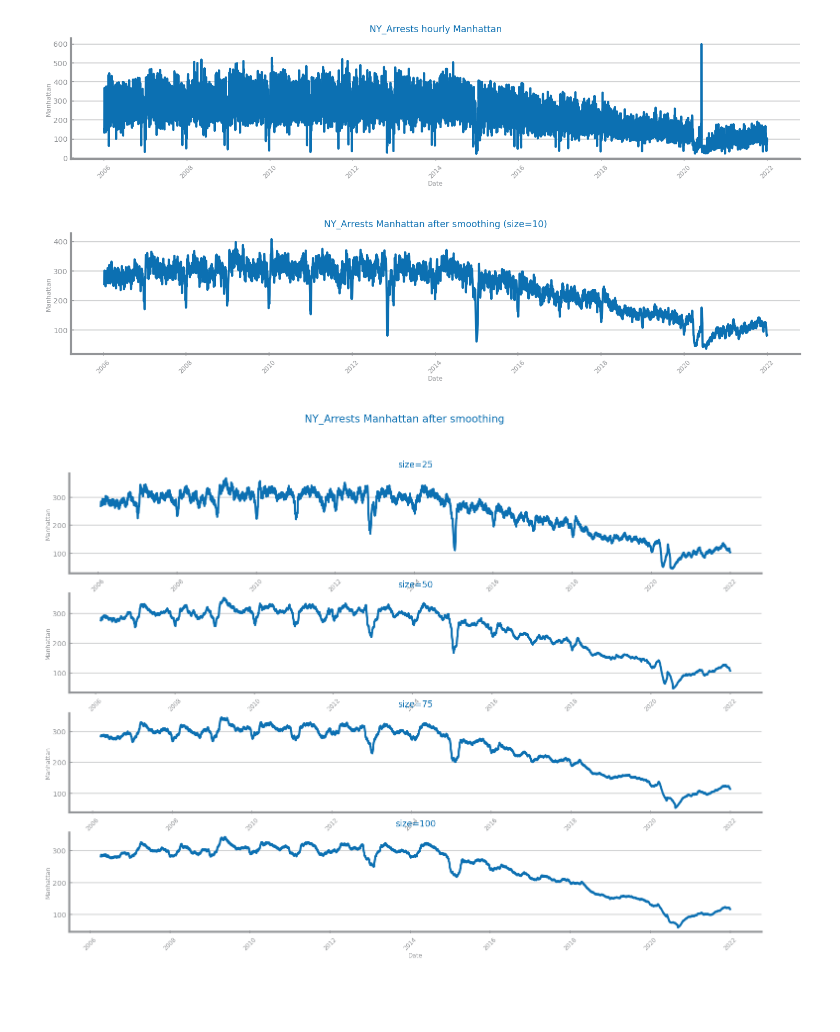
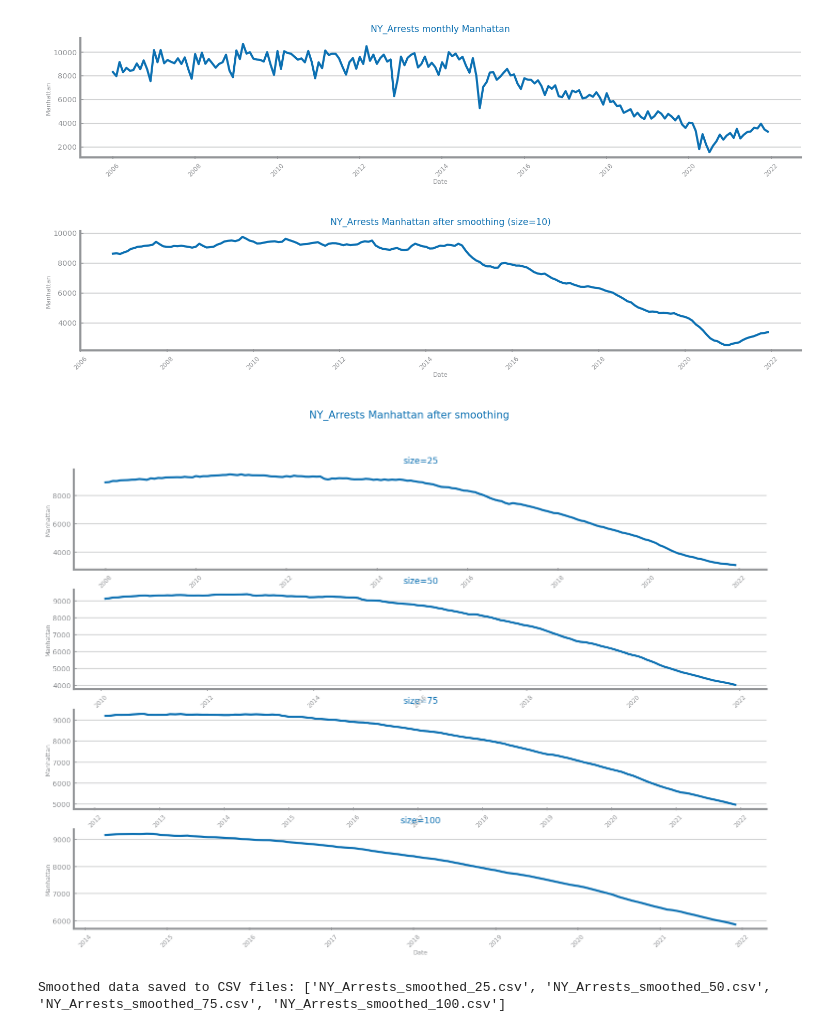
Before and after one commit to freshblaxx/DataScience, a Jupyter notebook: Projeto/TimeSeries/Transformation/Smoothing.ipynb, the cells around one changed output. Cells and saved outputs as stored; diff of their text form; code cells hidden in the pictures; blank space fills up the shorter version.

```diff
--- a/Projeto/TimeSeries/Transformation/Smoothing.ipynb
+++ b/Projeto/TimeSeries/Transformation/Smoothing.ipynb
@@ -4,36 +4,36 @@ from matplotlib.pyplot import figure, show
 from dslabs_functions import plot_line_chart, HEIGHT
 
 # File details
 file_tag = "NY_Arrests"
-filename = "/Users/pascalludwig/Documents/Master/Semester 1/Term 2/Data Science/Project/DataScience/Projeto/TimeSeries/forecast_ny_arrests.csv"
+filename = "/Users/tomifemme/Desktop/DataScience/Projeto/TimeSeries/Transformation/Transformed_monthly_multivariate_data.csv"
 index = "Date"
 target = "Manhattan"
 
 # Load the dataset
 data: DataFrame = read_csv(
     filename,
     sep=";",  # Semicolon-separated values
     decimal=".",  # Use period for decimal
     parse_dates=[index],  # Parse the Date column
     infer_datetime_format=True,
 )
 data.set_index(index, inplace=True)
 
 # Extract the Manhattan series
 series: Series = data[target]
 
 # Visualize the original series
 figure(figsize=(3 * HEIGHT, HEIGHT / 2))
 plot_line_chart(
     series.index.to_list(),
     series.to_list(),
     xlabel=series.index.name,
     ylabel=target,
-    title=f"{file_tag} hourly {target}",
+    title=f"{file_tag} monthly {target}",
 )
 show()
 # %% [output]
-[figure, old version]
+[figure, new version]
 # %%
 # Apply smoothing with a rolling window
 WIN_SIZE = 10
@@ -50,7 +50,7 @@ plot_line_chart(
 )
 show()
 # %% [output]
-[figure, old version]
+[figure, new version]
 # %%
 from matplotlib.pyplot import subplots
 from matplotlib.axes import Axes
@@ -80,4 +80,17 @@ for i in range(len(sizes)):
 # Show the plots
 show()
 # %% [output]
-[figure, old version]
+[figure, new version]
+# %%
+# Define the filenames for the smoothed data
+filenames = [f"{file_tag}_smoothed_{size}.csv" for size in sizes]
+
+# Save the smoothed series for each window size
+for size, filename in zip(sizes, filenames):
+    smoothed_data = data.copy()
+    smoothed_data[target] = data[target].rolling(window=size).mean().dropna()
+    smoothed_data.dropna().to_csv(filename, header=True)
+
+print("Smoothed data saved to CSV files:", filenames)
+# %% [output]
+Smoothed data saved to CSV files: ['NY_Arrests_smoothed_25.csv', 'NY_Arrests_smoothed_50.csv', 'NY_Arrests_smoothed_75.csv', 'NY_Arrests_smoothed_100.csv']
```
Also changed, not shown: 25 other files.
